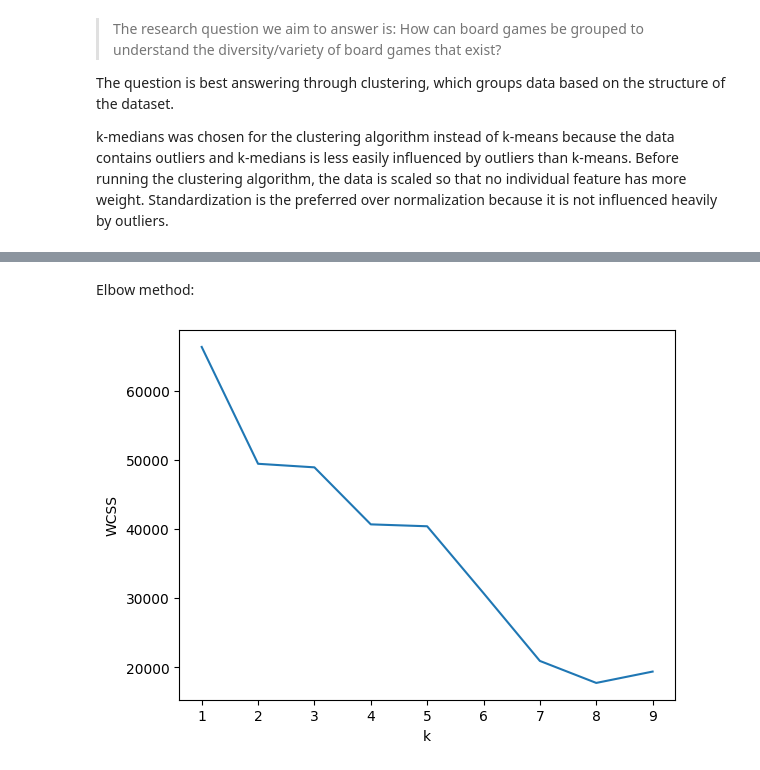
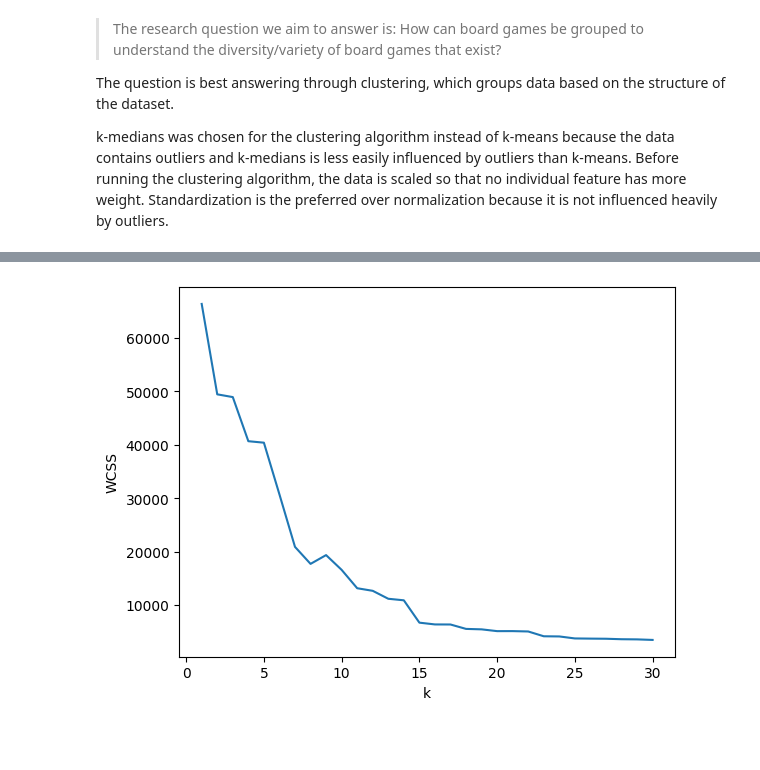
Before and after one commit to svcheng/CSMODEL-Project, a Jupyter notebook: CSMODEL-Project-S11-Group2/project.ipynb, the cells around one changed output, grey strips where cells are left out. Saved outputs shown, nothing was run; the diff lists cells and outputs as text; code cells hidden in the pictures; blank space fills up the shorter version.

Commit message:
more iterations for elbow method

```diff
--- a/CSMODEL-Project-S11-Group2/project.ipynb
+++ b/CSMODEL-Project-S11-Group2/project.ipynb
@@ -520,6 +518,7 @@ The value of k is determined by choosing by running the clustering algorithm wit
 # %%
 wcss_arr = []
-for k in range(1, 10):
+max_k = 31
+for k in range(1, max_k):
     kmedians = KMedians(k, 2, 7, len(scaled_games), scaled_games)
     kmedians.initialize_centroids(scaled_games)
     groups = kmedians.train(scaled_games, 300)
@@ -527,5 +526,5 @@ for k in range(1, 10):
     wcss_arr.append(kmedians.get_wcss(scaled_games, groups))
 
 wcss_arr = pd.Series(wcss_arr)
-print(wcss_arr)
+print('\n\n', wcss_arr)
 # %% [output]
@@ -648,9 +545,7 @@ dtype: float64
-# %% [markdown]
-Elbow method:
 # %%
-plt.plot(range(1, 10), wcss_arr)
+plt.plot(range(1, max_k), wcss_arr)
 plt.xlabel('k')
 plt.ylabel('WCSS')
 plt.show()
 # %% [output]
-[figure, old version]
+[figure, new version]
```
Also changed, not shown: parts of 9 cells of this notebook, 2 other files.
